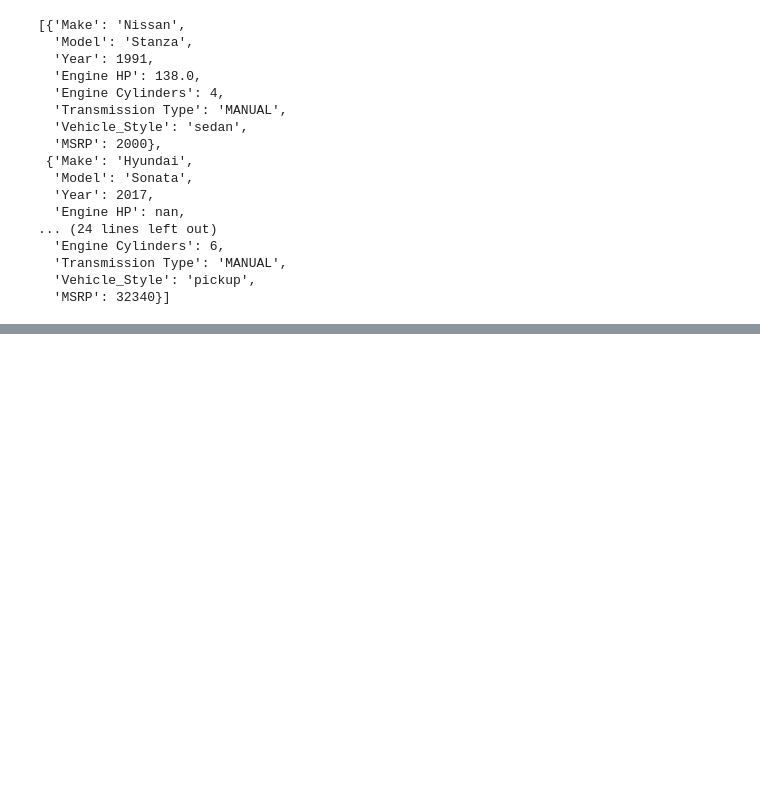
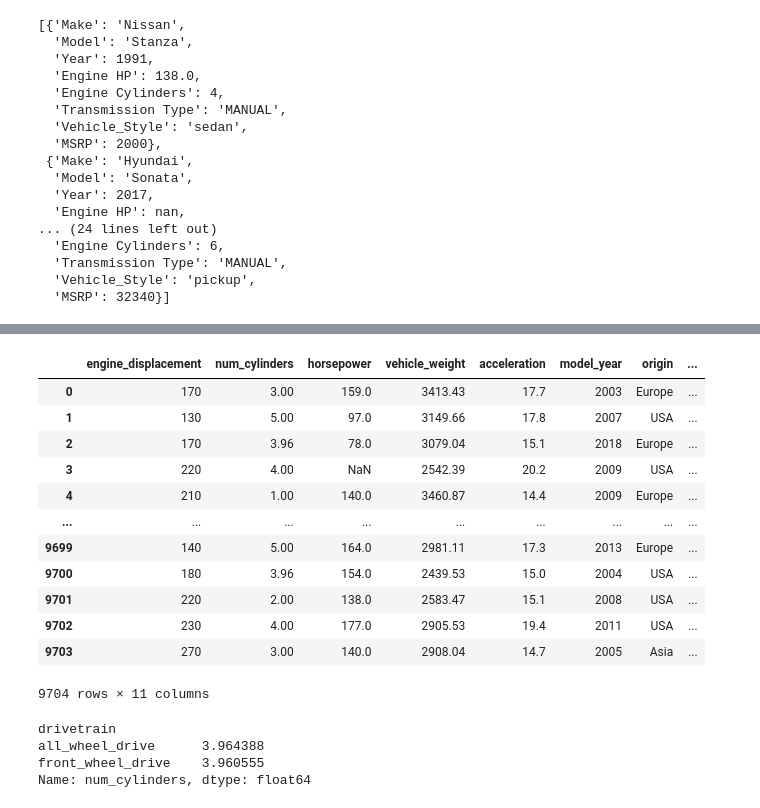
Before and after one commit to perobinbird/machine-learning-zoomcamp, a Jupyter notebook: 01-intro/09-pandas.ipynb, the cells around one changed output, grey strips where cells are left out. Cells and saved outputs as stored; diff of their text form; code cells hidden in the pictures; blank space fills up the shorter version.

```diff
--- a/01-intro/09-pandas.ipynb
+++ b/01-intro/09-pandas.ipynb
@@ -461,0 +552,26 @@ df.to_dict(orient='records')
+# %%
+df_cars['num_cylinders'] = df_cars['num_cylinders'].fillna(df_cars['num_cylinders'].mean())
+#  fill num_cylinders missing values with mean num_cylinders value
+df_cars.round(2)
+# %% [output]
+|  | engine_displacement | num_cylinders | horsepower | vehicle_weight | acceleration | model_year | origin | ... |
+| 0 | 170 | 3.00 | 159.0 | 3413.43 | 17.7 | 2003 | Europe | ... |
+| 1 | 130 | 5.00 | 97.0 | 3149.66 | 17.8 | 2007 | USA | ... |
+| 2 | 170 | 3.96 | 78.0 | 3079.04 | 15.1 | 2018 | Europe | ... |
+| 3 | 220 | 4.00 | NaN | 2542.39 | 20.2 | 2009 | USA | ... |
+| 4 | 210 | 1.00 | 140.0 | 3460.87 | 14.4 | 2009 | Europe | ... |
+| ... | ... | ... | ... | ... | ... | ... | ... | ... |
+| 9699 | 140 | 5.00 | 164.0 | 2981.11 | 17.3 | 2013 | Europe | ... |
+| 9700 | 180 | 3.96 | 154.0 | 2439.53 | 15.0 | 2004 | USA | ... |
+| 9701 | 220 | 2.00 | 138.0 | 2583.47 | 15.1 | 2008 | USA | ... |
+| 9702 | 230 | 4.00 | 177.0 | 2905.53 | 19.4 | 2011 | USA | ... |
+| 9703 | 270 | 3.00 | 140.0 | 2908.04 | 14.7 | 2005 | Asia | ... |
+9704 rows × 11 columns
+# %%
+df_cars.groupby('drivetrain')['num_cylinders'].mean()
+# group by drivetrain to see average number of cylinders per drivetrain type
+# %% [output]
+drivetrain
+all_wheel_drive      3.964388
+front_wheel_drive    3.960555
+Name: num_cylinders, dtype: float64
```
Also changed, not shown: parts of 21 cells of this notebook.
